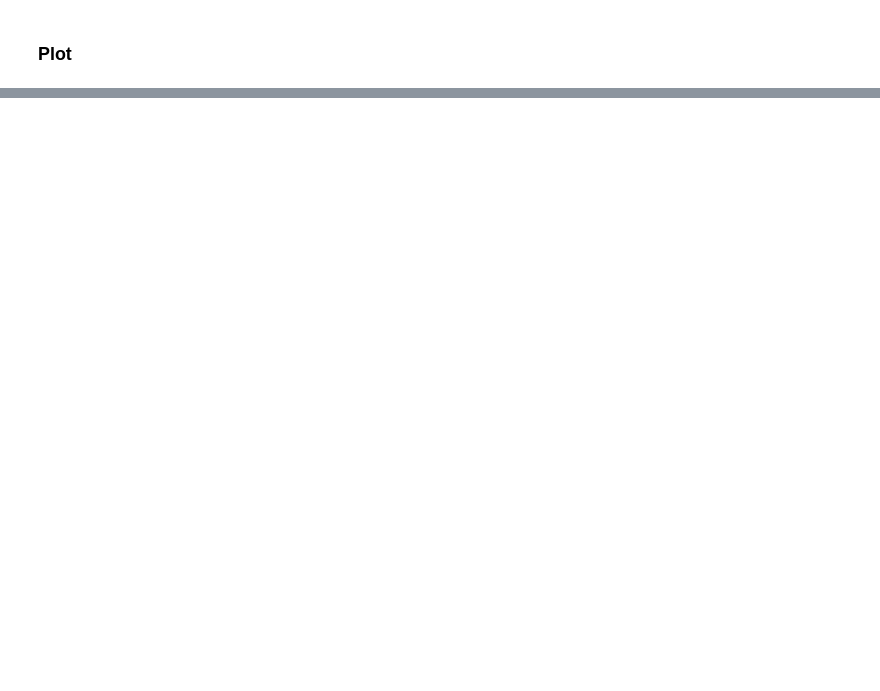
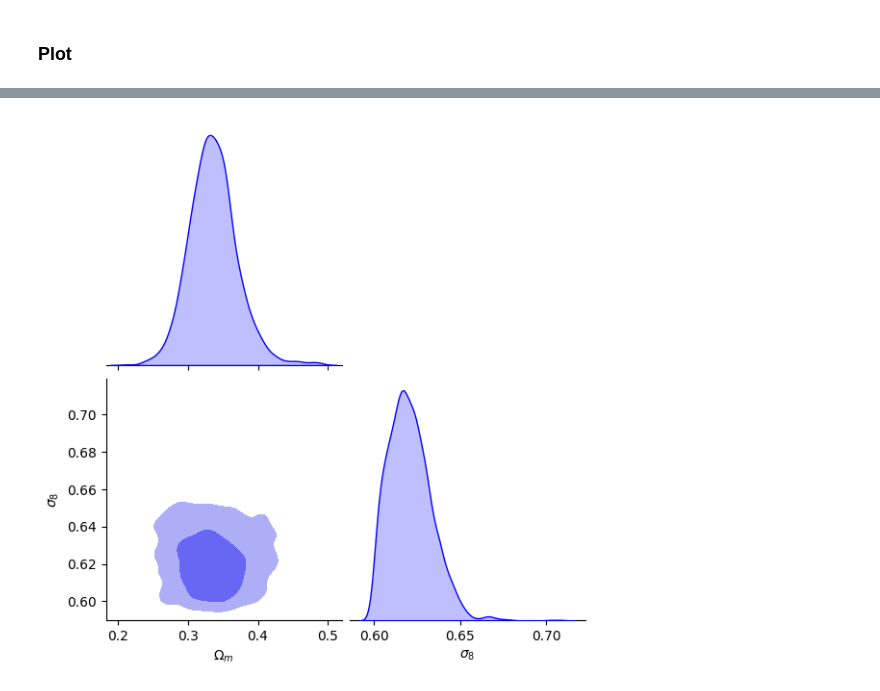
Before and after one commit to maho3/ltu-gobig, a Jupyter notebook: experiments/mtnglike/inference_mtng.ipynb, the cells around one changed output, grey strips where cells are left out. Saved outputs shown, nothing was run; the diff lists cells and outputs as text; code cells hidden in the pictures; blank space fills up the shorter version.

```diff
--- a/experiments/mtnglike/inference_mtng.ipynb
+++ b/experiments/mtnglike/inference_mtng.ipynb
@@ -198,0 +379,15 @@ thetaobs = cosmotest
+# %%
+import seaborn as sns
+fig = sns.pairplot(
+    df1,
+    kind='kde', corner=True, # hue='Model',
+    vars=[r'$\Omega_m$', r'$\sigma_8$'],
+    # hue_order='
+    plot_kws=dict(levels=[0.05, 0.32, 1], fill=True, common_norm=False, color='blue'),
+    diag_kws=dict(common_norm=True, common_grid=True, color='blue')
+)
+
+fig.fig.set_size_inches(6, 6)
+fig.savefig('/home/x-mho1/git/ltu-gobig/experiments/mtnglike/small_corner.png', dpi=300)
+# %% [output]
+[figure, added]
```
Also changed, not shown: parts of 35 cells of this notebook, 2 other files.
